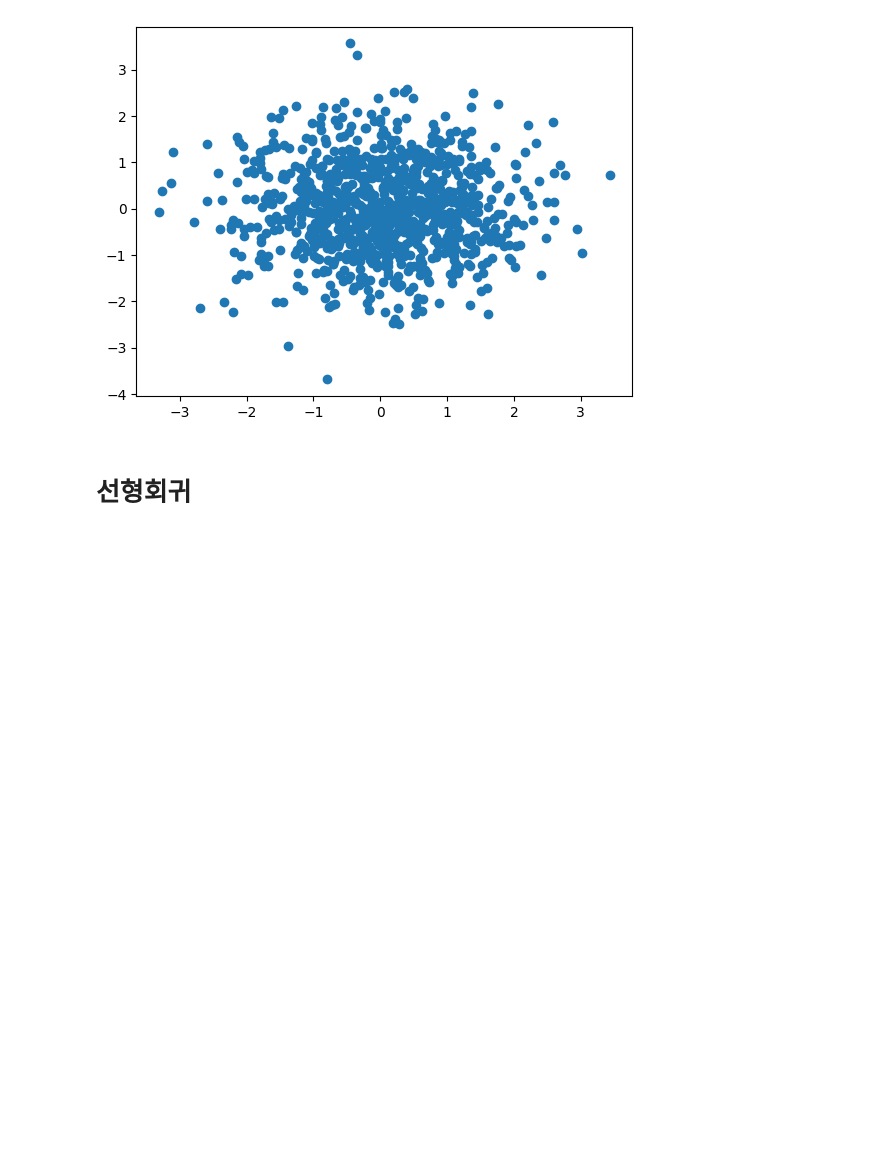
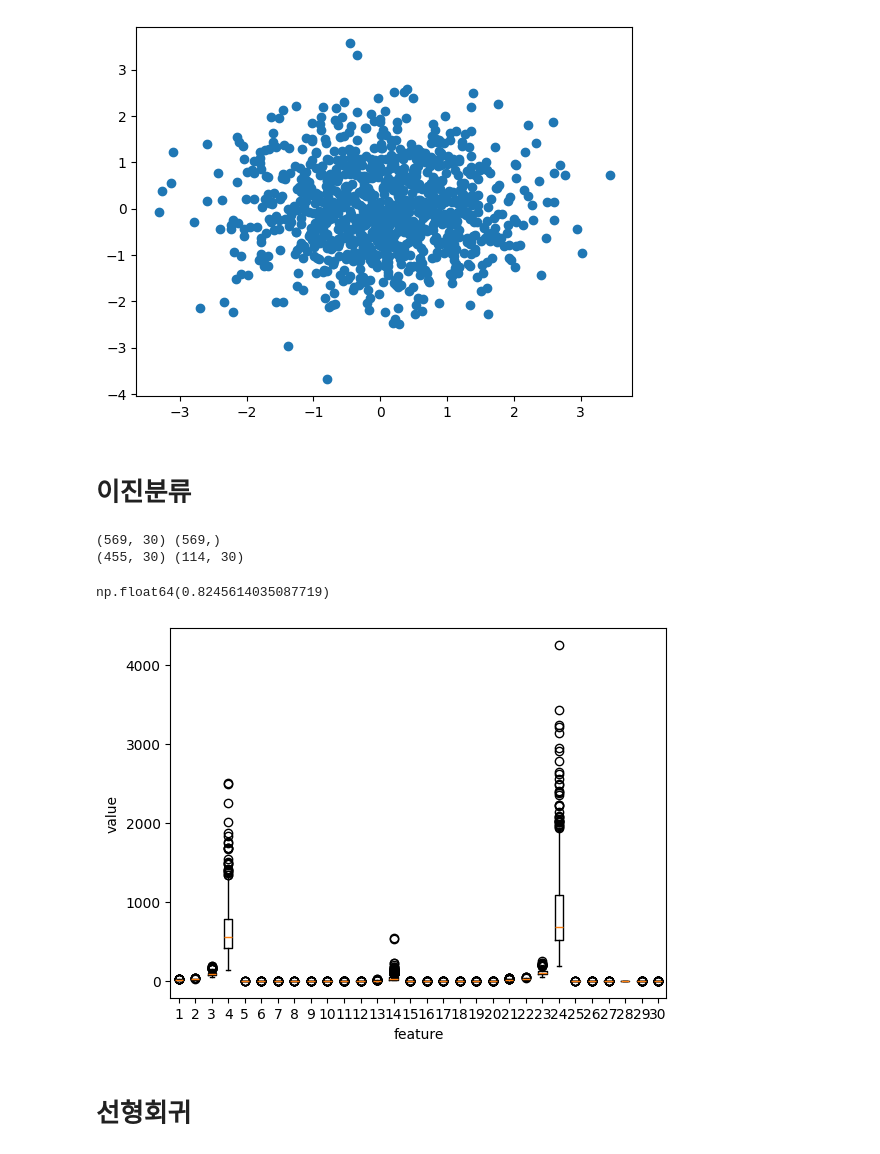
Before and after one commit to sumin-hwang/Do_It_Deeplearning, a Jupyter notebook: matplot_test.ipynb, the cells around one changed output. Drawn from its saved outputs; the diff is of its cells as text; code cells hidden in the pictures; blank space fills up the shorter version.

Commit message:
이진분류

```diff
--- a/matplot_test.ipynb
+++ b/matplot_test.ipynb
@@ -33,6 +33,83 @@ plt.scatter(x, y)
 plt.show()
 # %% [output]
 [figure]
+# %% [markdown]
+# 이진분류
+# %%
+import numpy as np
+import matplotlib.pyplot as plt
+
+from sklearn.datasets import load_breast_cancer
+from sklearn.model_selection import train_test_split # 훈련 75, 테스트 25의 비율로 나눠줌
+
+cancer = load_breast_cancer()
+
+
+print(cancer.data.shape, cancer.target.shape)
+cancer.data[:3]
+
+plt.boxplot(cancer.data)
+plt.xlabel('feature')
+plt.ylabel('value')
+# plt.show()
+
+cancer.feature_names[[3, 13, 23]] # 차이가 큰 특성들의 이름 찾아보기, 너비와 관련된 것들임
+
+np.unique(cancer.target, return_counts=True)
+
+x = cancer.data
+y = cancer.target
+
+x_train, x_test, y_train, y_test = train_test_split(x, y, stratify=y, test_size=0.2, random_state=42)
+
+print(x_train.shape, x_test.shape)
+
+class LogisticNeuron:
+  def __init__(self):
+    self.w = None
+    self.b = None
+    self.losses = []
+
+  def forpass(self, x):
+    z = np.sum(x * self.w) + self.b # 직선방정식 계산
+    return z
+
+  def backprop(self, x, err):
+    w_grad = x* err # 가중치 그레이디언트
+    b_grad = 1 * err # 절편 그레이디언트
+    return w_grad, b_grad
+
+  def fit(self, x, y, epochs=100):
+    self.w = np.ones(x.shape[1]) # 가중치 초기화
+    self.b = 0 # 절편 초기화
+    for i in range(epochs):
+      for x_i, y_i in zip(x, y):
+        z = self.forpass(x_i) # 정방향 계산
+        a = self.activation(z) # 활성화 함수 적용
+        err = - (y_i - a) # 오차계산
+        w_grad, b_grad = self.backprop(x_i, err) # 역방향 계산
+        self.w -= w_grad
+        self.b -= b_grad
+
+  def activation(self, z):
+    a = 1 / (1 + np.exp(-z)) # 시그모이드 계산
+    return a
+
+  def predict(self, x):
+    z = [self.forpass(x_i) for x_i in x]
+    a = self.activation(np.array(z))
+    return a > 0.5
+
+
+neuron = LogisticNeuron()
+neuron.fit(x_train, y_train)
+
+np.mean(neuron.predict(x_test) == y_test)
+# %% [output]
+(569, 30) (569,)
+(455, 30) (114, 30)
+np.float64(0.8245614035087719)
+[figure, added]
 # %% [markdown]
 # 선형회귀
 # %% [markdown]
```
